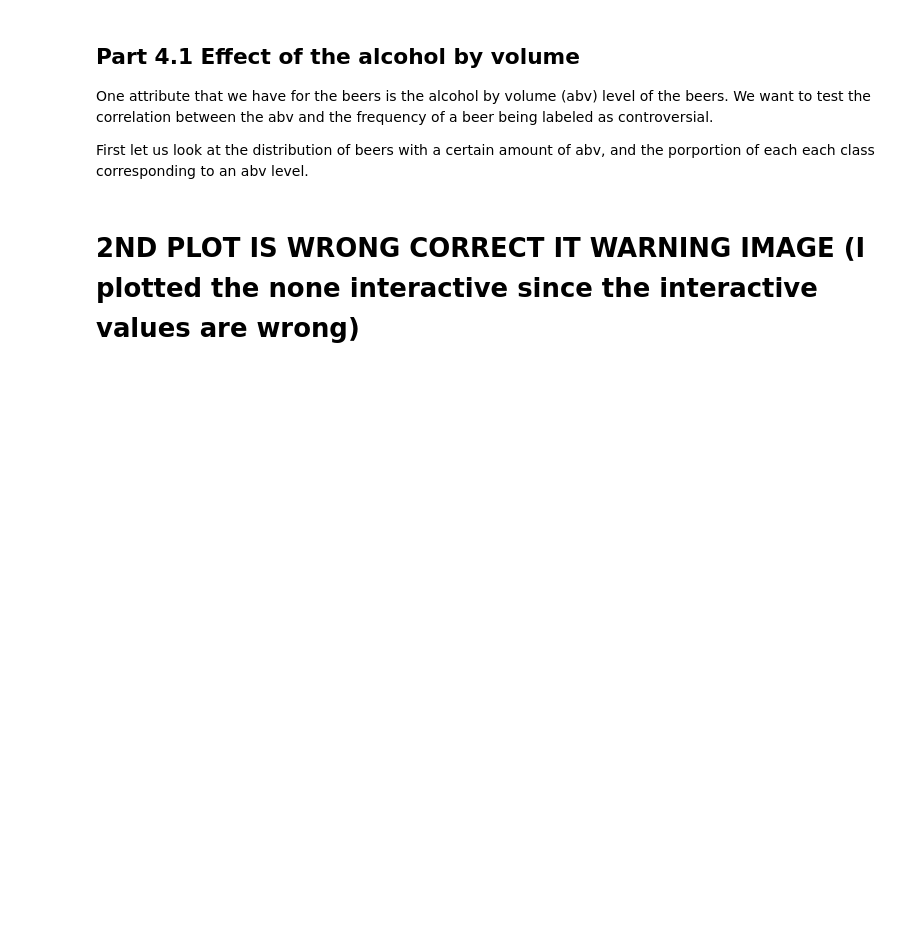
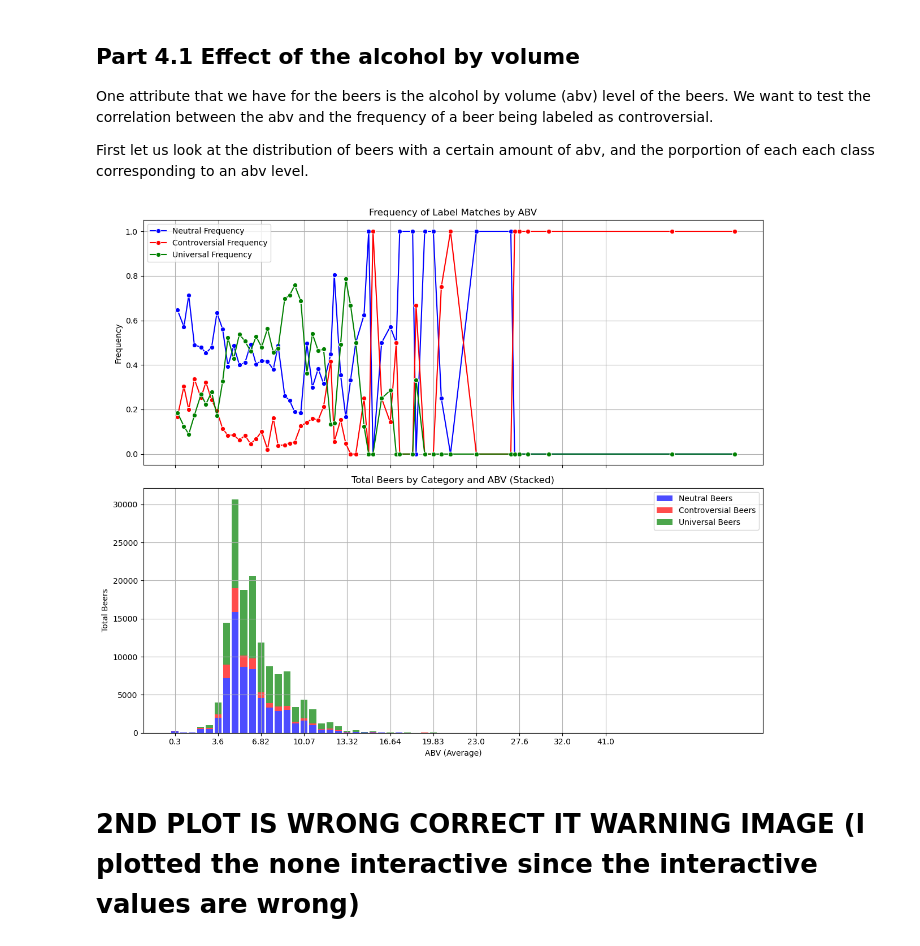
Before and after one commit to epfl-ada/ada-2024-project-abracadabra, a Jupyter notebook: analysis_final.ipynb, the cells around one changed output. Saved outputs shown, nothing was run; the diff lists cells and outputs as text; code cells hidden in the pictures; blank space fills up the shorter version.

```diff
--- a/analysis_final.ipynb
+++ b/analysis_final.ipynb
@@ -167,4 +174,4 @@ To take into account our 2 considerations, we avoid beers below 10 ratings, bein
 
 The choice is thus : ???????????????????
 # %%
-beer_ratings, breweries_df, beers_df, users_df = filter_ratings_new(ratings_df, beers_df, breweries_df,users_df, threshold=10, attributes=['appearance', 'aroma', 'palate', 'taste', 'overall'])
+beer_ratings, breweries_df_new, beers_df_new, users_df_new = filter_ratings_new(ratings_df, beers_df, breweries_df,users_df, threshold=10, attributes=['appearance', 'aroma', 'palate', 'taste', 'overall'])
@@ -330,7 +393,9 @@ One attribute that we have for the beers is the alcohol by volume (abv) level of
 
 First let us look at the distribution of beers with a certain amount of abv, and the porportion of each each class corresponding to an abv level.
 # %%
-range_grouped_abv = plot_distribution_rating_abv(attributes_variance, beers_df[['id','abv']], labels, save = False, interactive = False, label_list=[2,0,1])
+range_grouped_abv = plot_distribution_rating_abv(attributes_variance, beers_df_new[['id','abv']], labels, save = False, interactive = False, label_list=[0,1,2])
+# %% [output]
+[figure, added]
 # %% [markdown]
 # 2ND PLOT IS WRONG CORRECT IT WARNING IMAGE (I plotted the none interactive since the interactive values are wrong)
 # %% [markdown]
```
Also changed, not shown: parts of 23 cells of this notebook, 1 other file.
